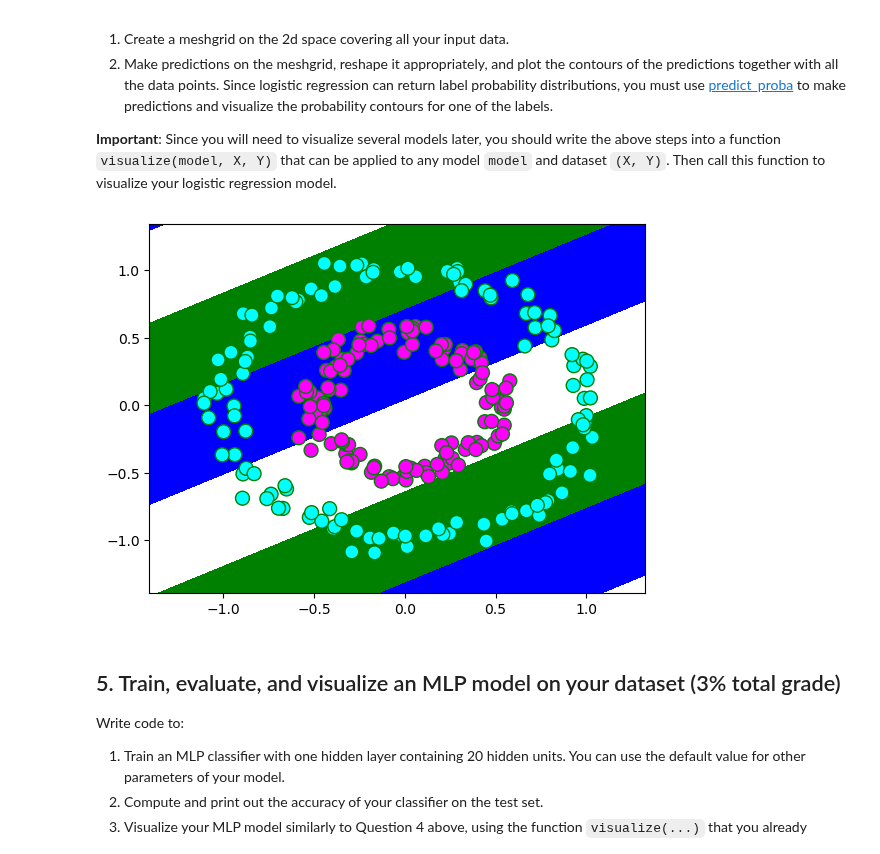
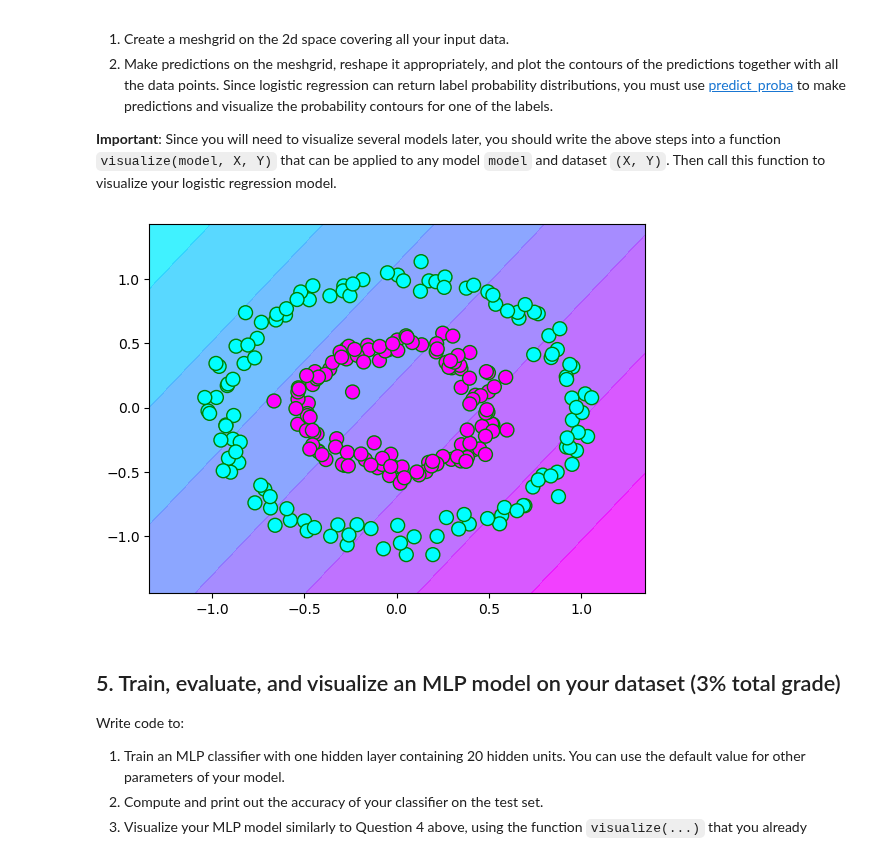
Before and after one commit to michaelcordero/cap-5602-ai, a Jupyter notebook: homework_notebooks/homework4.ipynb, the cells around one changed output. Saved outputs shown, nothing was run; the diff lists cells and outputs as text; code cells hidden in the pictures.

Commit message:
* prof. nguyen requests that we not use the "colors=" attribute.

```diff
--- a/homework_notebooks/homework4.ipynb
+++ b/homework_notebooks/homework4.ipynb
@@ -59,27 +58,27 @@ Write code to visualize your logistic regression model. You must:
 # %%
 from matplotlib.pyplot import contourf
 import numpy as np
 
 def visualize(model, X, Y):
     f0 = X[:,0]
     f1 = X[:,1]
     # step 1
     f0_min, f0_max = f0.min() - 0.3, f0.max() + 0.3
     f1_min, f1_max = f1.min() - 0.3, f1.max() + 0.3
     step_size = 0.01
     xx, yy = np.meshgrid(np.arange(f0_min, f0_max, step_size), np.arange(f1_min, f1_max, step_size))
     # step 2
     Z = model.predict_proba(np.c_[xx.ravel(),yy.ravel()])
     # only need to contour one feature, otherwise this would be included: Z1 = Z[:, 1], Zs = Z1.reshape(yy.shape)
     Z0 = Z[:, 0]
     Zr = Z0.reshape(xx.shape)
-    contourf(xx, yy, Zr, colors=['w', 'b', 'g'] )
+    contourf(xx, yy, Zr, cmap=plot.cm.cool, alpha=0.8 )
     plot.scatter(f0, f1, c=Y, cmap=plot.cm.cool, s=100, edgecolors='g')
     plot.show()
 
 visualize(lrm, X, Y)
 # %% [output]
-[figure, old version]
+[figure, new version]
 # %% [markdown]
 ## 5. Train, evaluate, and visualize an MLP model on your dataset (3% total grade)
 
```
Also changed, not shown: parts of 4 cells of this notebook.
